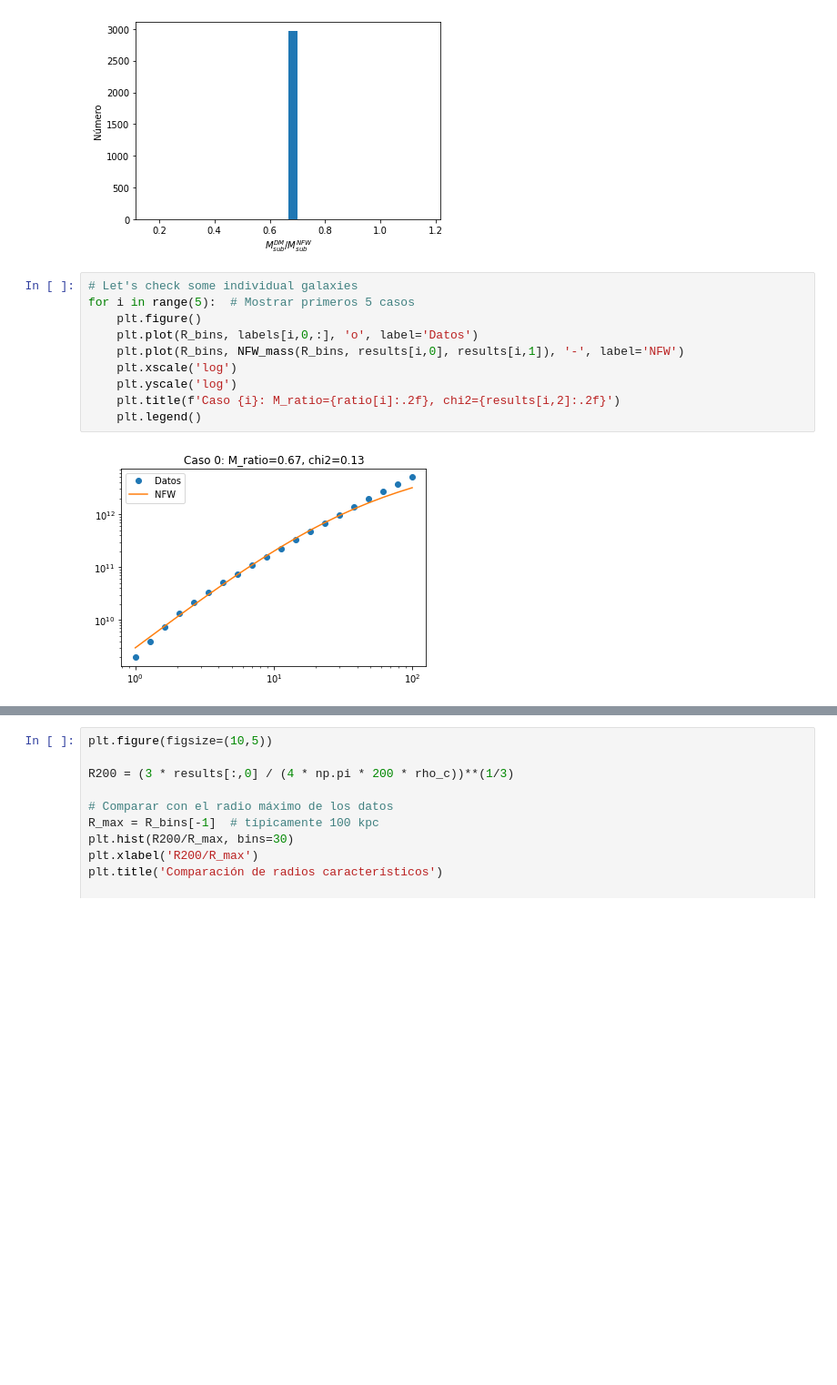
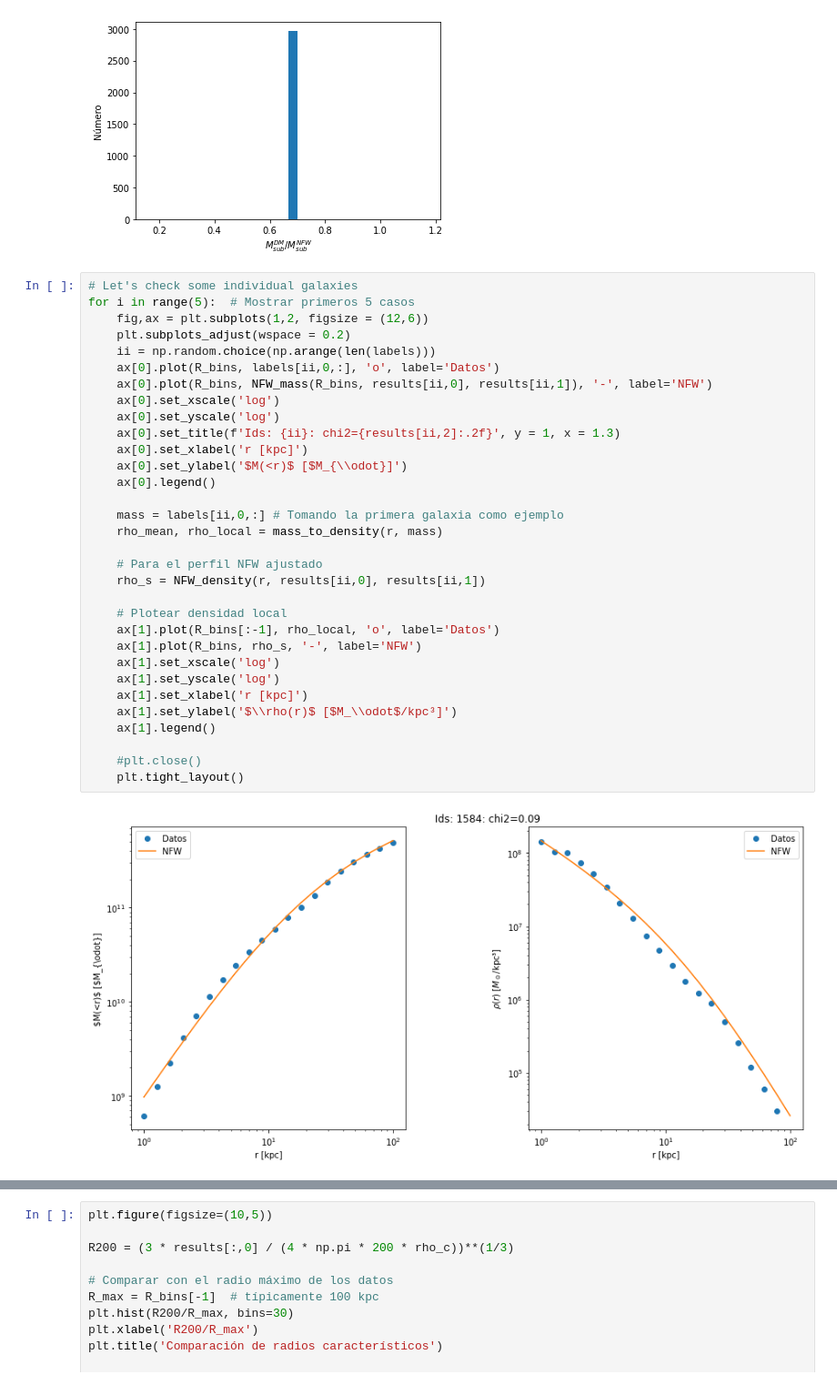
Before and after one commit to Martindelosrios/MaDaMe, a Jupyter notebook: codes/AnalysisProps.ipynb, the cells around one changed output, grey strips where cells are left out. Shown at 91% size. Drawn from its saved outputs; the diff is of its cells as text; blank space fills up the shorter version.

```diff
--- a/codes/AnalysisProps.ipynb
+++ b/codes/AnalysisProps.ipynb
@@ -245,12 +289,34 @@ Text(0, 0.5, 'Número')
 # %%
 # Let's check some individual galaxies
 for i in range(5):  # Mostrar primeros 5 casos
-    plt.figure()
-    plt.plot(R_bins, labels[i,0,:], 'o', label='Datos')
-    plt.plot(R_bins, NFW_mass(R_bins, results[i,0], results[i,1]), '-', label='NFW')
-    plt.xscale('log')
-    plt.yscale('log')
-    plt.title(f'Caso {i}: M_ratio={ratio[i]:.2f}, chi2={results[i,2]:.2f}')
-    plt.legend()
+    fig,ax = plt.subplots(1,2, figsize = (12,6))
+    plt.subplots_adjust(wspace = 0.2)
+    ii = np.random.choice(np.arange(len(labels)))
+    ax[0].plot(R_bins, labels[ii,0,:], 'o', label='Datos')
+    ax[0].plot(R_bins, NFW_mass(R_bins, results[ii,0], results[ii,1]), '-', label='NFW')
+    ax[0].set_xscale('log')
+    ax[0].set_yscale('log')
+    ax[0].set_title(f'Ids: {ii}: chi2={results[ii,2]:.2f}', y = 1, x = 1.3)
+    ax[0].set_xlabel('r [kpc]')
+    ax[0].set_ylabel('$M(<r)$ [$M_{\\odot}]')
+    ax[0].legend()
+
+    mass = labels[ii,0,:] # Tomando la primera galaxia como ejemplo
+    rho_mean, rho_local = mass_to_density(r, mass)
+
+    # Para el perfil NFW ajustado
+    rho_s = NFW_density(r, results[ii,0], results[ii,1])
+
+    # Plotear densidad local
+    ax[1].plot(R_bins[:-1], rho_local, 'o', label='Datos')
+    ax[1].plot(R_bins, rho_s, '-', label='NFW')
+    ax[1].set_xscale('log')
+    ax[1].set_yscale('log')
+    ax[1].set_xlabel('r [kpc]')
+    ax[1].set_ylabel('$\\rho(r)$ [$M_\\odot$/kpc³]')
+    ax[1].legend()
+
+    #plt.close()
+    plt.tight_layout()
 # %% [output]
-[figure, old version]
+[figure, new version]
```
Also changed, not shown: parts of 11 cells of this notebook.
